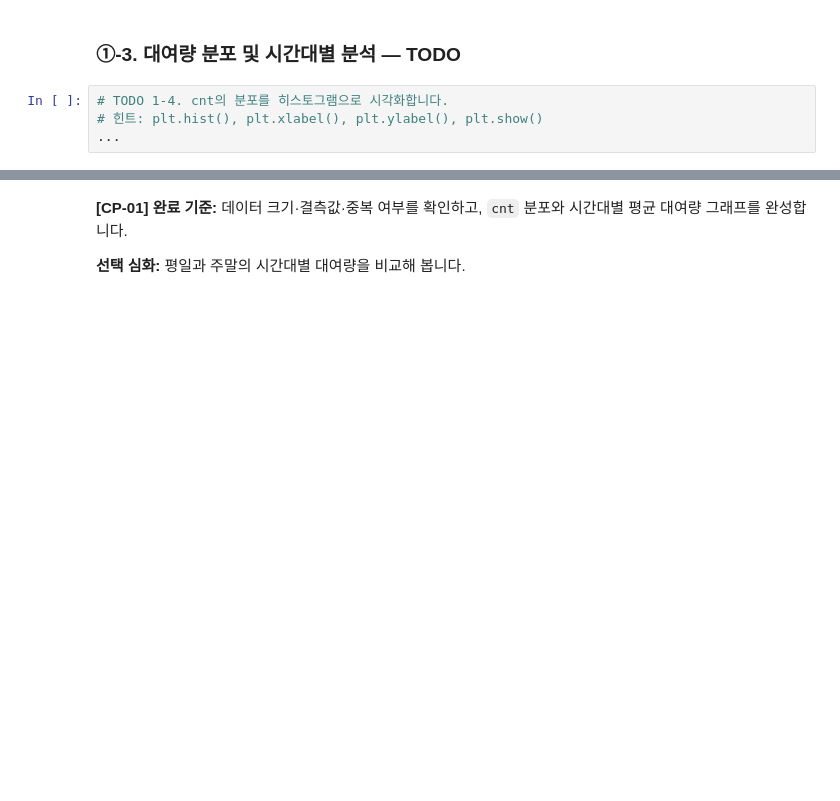
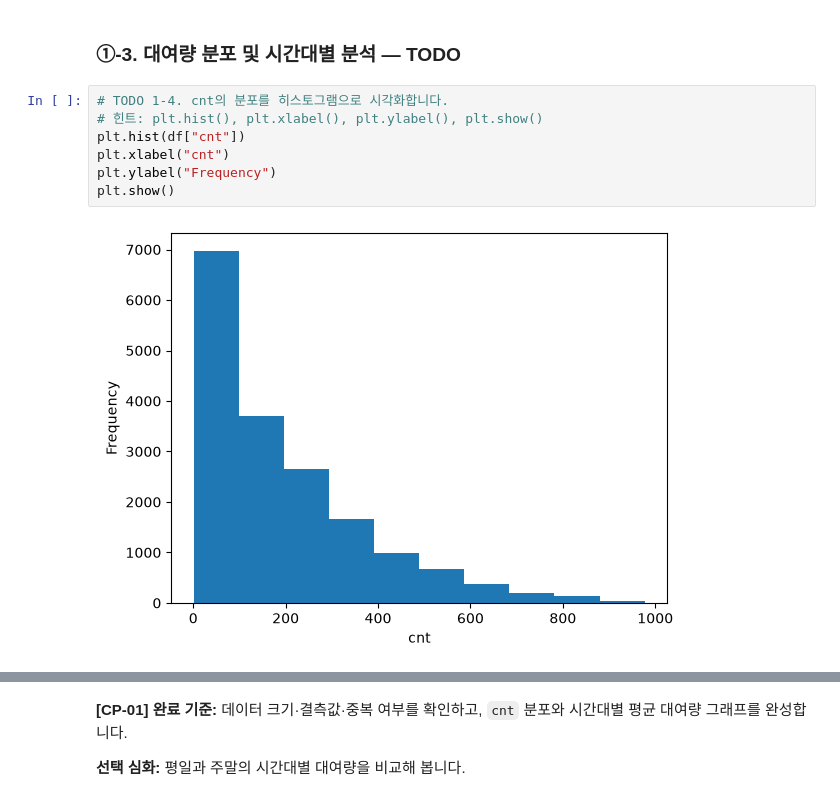
Before and after one commit to lgeew/ai-mini-projects, a Jupyter notebook: mini-project-01/code/01_regression_bike_demand.ipynb, the cells around one changed output, grey strips where cells are left out. Saved outputs shown, nothing was run; the diff lists cells and outputs as text; blank space fills up the shorter version.

```diff
--- a/mini-project-01/code/01_regression_bike_demand.ipynb
+++ b/mini-project-01/code/01_regression_bike_demand.ipynb
@@ -45,7 +68,12 @@ print("데이터 로딩 완료")
 # %%
 # TODO 1-4. cnt의 분포를 히스토그램으로 시각화합니다.
 # 힌트: plt.hist(), plt.xlabel(), plt.ylabel(), plt.show()
-...
+plt.hist(df["cnt"])
+plt.xlabel("cnt")
+plt.ylabel("Frequency")
+plt.show()
+# %% [output]
+[figure, added]
 # %%
 # TODO 1-5. 시간대(hr)별 평균 대여량을 계산합니다.
 # 힌트: groupby("hr")["cnt"].mean()
```
Also changed, not shown: parts of 16 cells of this notebook.
